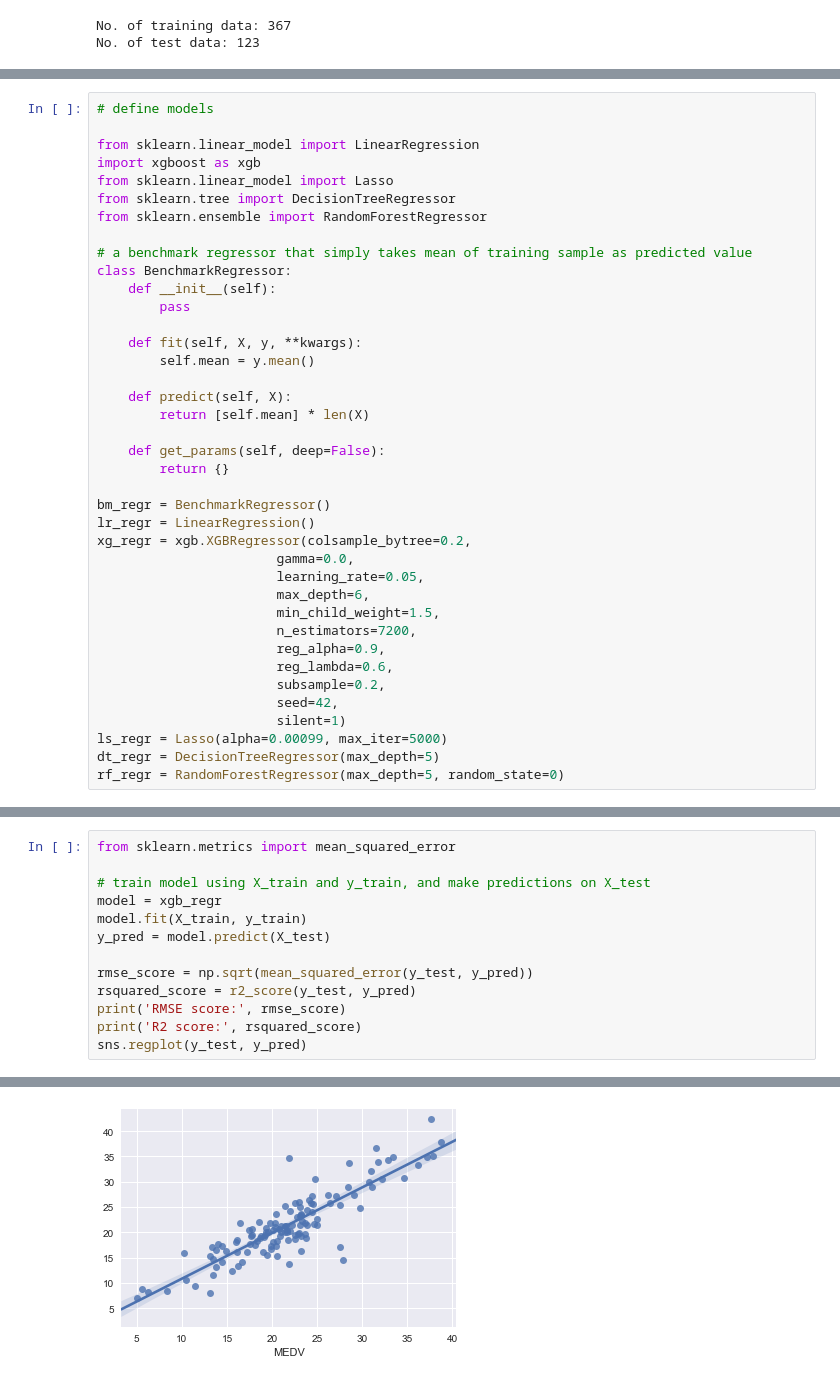
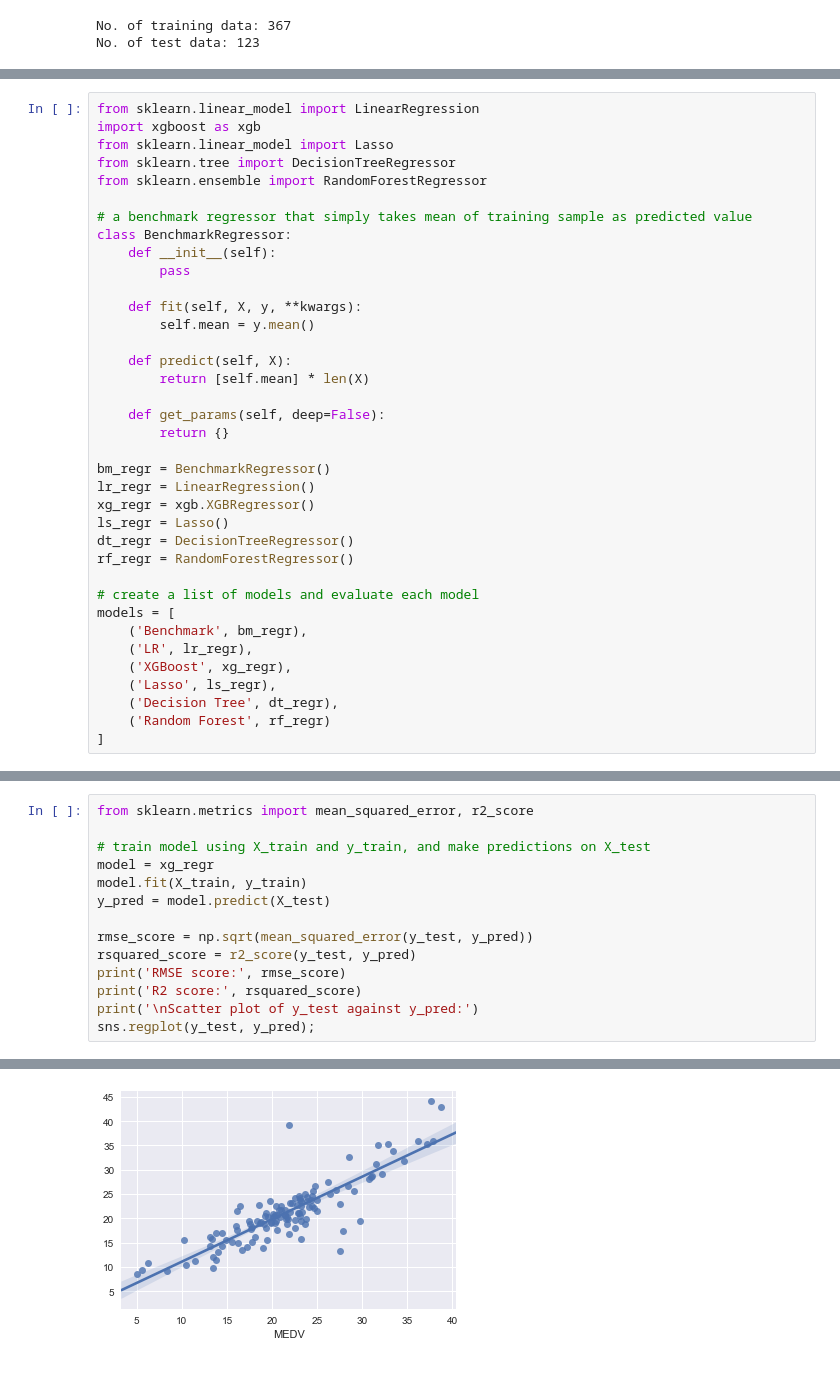
Before and after one commit to davidcmh/machine-learning, a Jupyter notebook: boston_housing_uci/boston_housing_uci.ipynb, the cells around one changed output, grey strips where cells are left out. Saved outputs shown, nothing was run; the diff lists cells and outputs as text.

```diff
--- a/boston_housing_uci/boston_housing_uci.ipynb
+++ b/boston_housing_uci/boston_housing_uci.ipynb
@@ -472,6 +384,4 @@ After scaling:
 # %%
-# define models
-
 from sklearn.linear_model import LinearRegression
 import xgboost as xgb
 from sklearn.linear_model import Lasso
@@ -494,17 +404,17 @@ class BenchmarkRegressor:
 
 bm_regr = BenchmarkRegressor()
 lr_regr = LinearRegression()
-xg_regr = xgb.XGBRegressor(colsample_bytree=0.2,
-                       gamma=0.0,
-                       learning_rate=0.05,
-                       max_depth=6,
-                       min_child_weight=1.5,
-                       n_estimators=7200,
-                       reg_alpha=0.9,
-                       reg_lambda=0.6,
-                       subsample=0.2,
-                       seed=42,
-                       silent=1)
-ls_regr = Lasso(alpha=0.00099, max_iter=5000)
-dt_regr = DecisionTreeRegressor(max_depth=5)
-rf_regr = RandomForestRegressor(max_depth=5, random_state=0)
+xg_regr = xgb.XGBRegressor()
+ls_regr = Lasso()
+dt_regr = DecisionTreeRegressor()
+rf_regr = RandomForestRegressor()
+
+# create a list of models and evaluate each model
+models = [
+    ('Benchmark', bm_regr),
+    ('LR', lr_regr),
+    ('XGBoost', xg_regr),
+    ('Lasso', ls_regr),
+    ('Decision Tree', dt_regr),
+    ('Random Forest', rf_regr)
+]
@@ -591,8 +495,8 @@ After conducting k-fold cross validation, XGBoost is identified as the best mode
 # %%
-from sklearn.metrics import mean_squared_error
+from sklearn.metrics import mean_squared_error, r2_score
 
 # train model using X_train and y_train, and make predictions on X_test
-model = xgb_regr
+model = xg_regr
 model.fit(X_train, y_train)
 y_pred = model.predict(X_test)
 
@@ -600,5 +504,6 @@ rmse_score = np.sqrt(mean_squared_error(y_test, y_pred))
 rsquared_score = r2_score(y_test, y_pred)
 print('RMSE score:', rmse_score)
 print('R2 score:', rsquared_score)
-sns.regplot(y_test, y_pred)
+print('\nScatter plot of y_test against y_pred:')
+sns.regplot(y_test, y_pred);
 # %% [output]
@@ -607 +514 @@ R2 score: 0.743776109053
-[figure, old version]
+[figure, new version]
```
Also changed, not shown: parts of 66 cells of this notebook.
